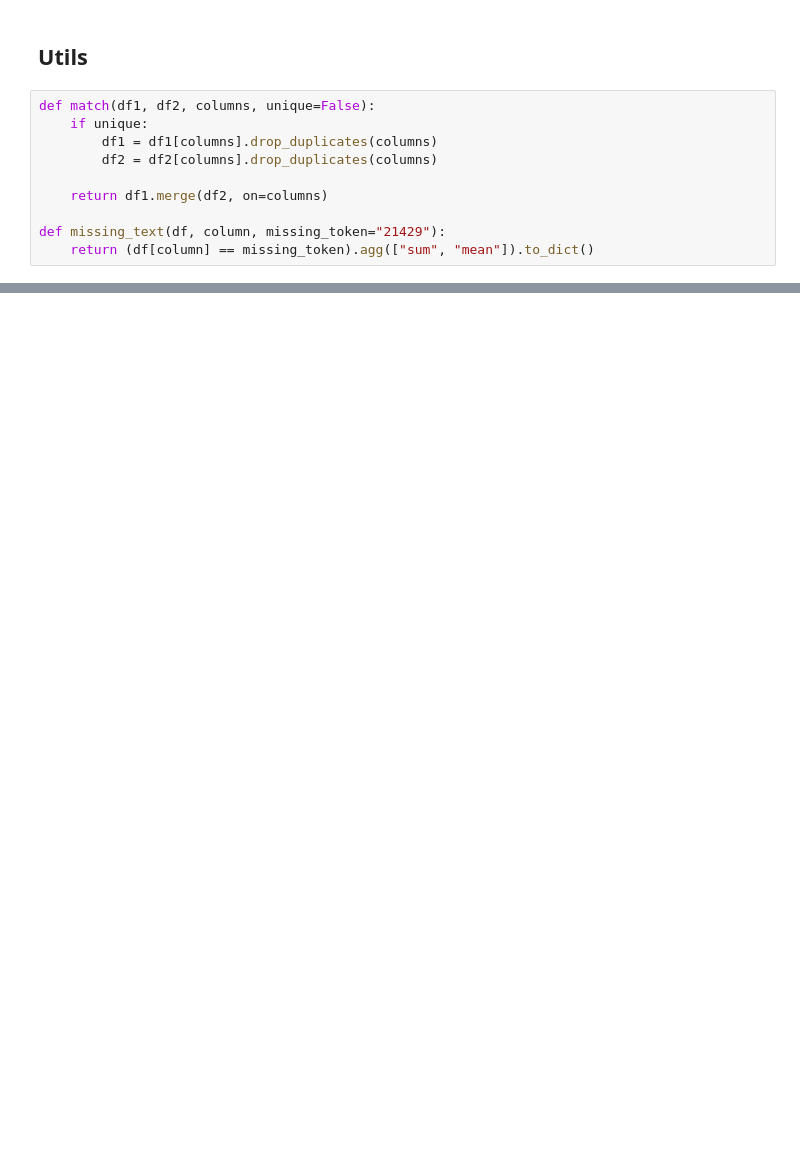
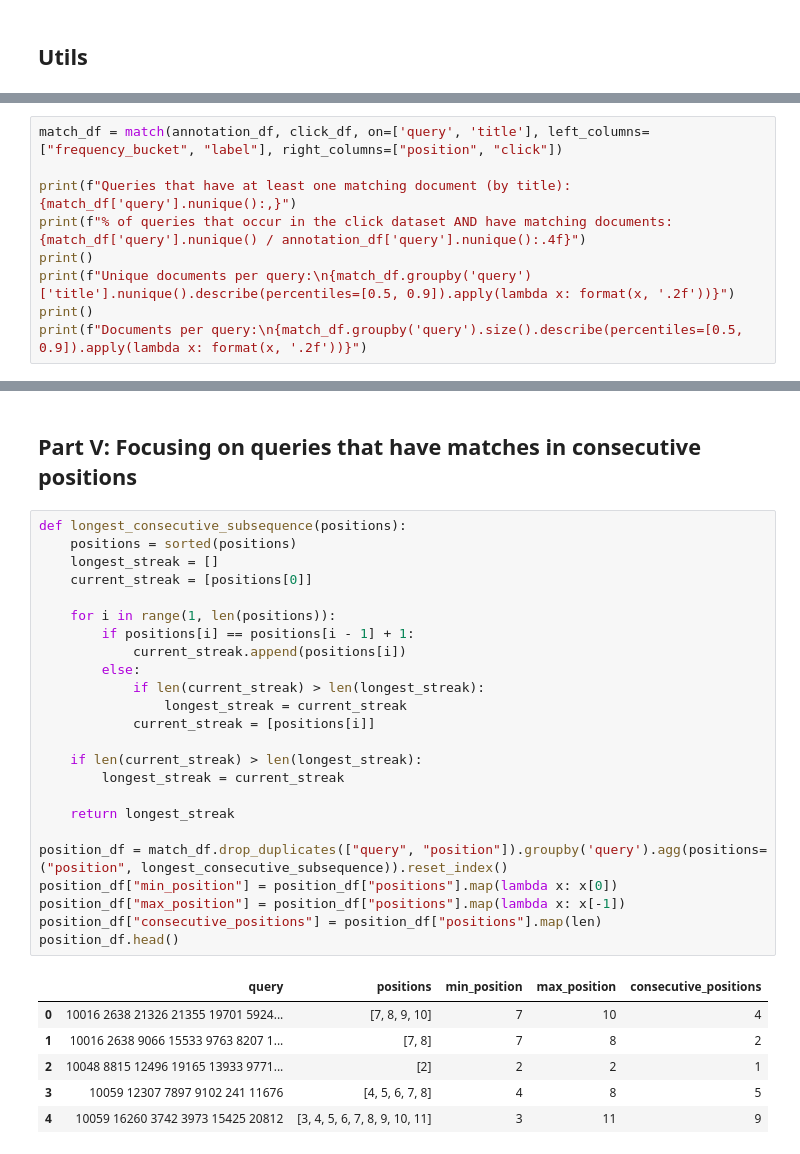
Before and after one commit to philipphager/baidu-user-annotator-agreement, a Jupyter notebook: stats.ipynb, the cells around one changed output, grey strips where cells are left out. Saved outputs shown, nothing was run; the diff lists cells and outputs as text; blank space fills up the shorter version.

```diff
--- a/stats.ipynb
+++ b/stats.ipynb
@@ -11,13 +18,3 @@ click_df = pd.read_parquet("output/clicks.parquet", columns=["query", "title", "
 annotation_df = pd.read_parquet("output/annotations.parquet")
 # %% [markdown]
 ## Utils
-# %%
-def match(df1, df2, columns, unique=False):
-    if unique:
-        df1 = df1[columns].drop_duplicates(columns)
-        df2 = df2[columns].drop_duplicates(columns)
-
-    return df1.merge(df2, on=columns)
-
-def missing_text(df, column, missing_token="21429"):
-    return (df[column] == missing_token).agg(["sum", "mean"]).to_dict()
@@ -79,0 +138,9 @@ Query/title/abstract comb. in both datasets: 0
+# %%
+match_df = match(annotation_df, click_df, on=['query', 'title'], left_columns=["frequency_bucket", "label"], right_columns=["position", "click"])
+
+print(f"Queries that have at least one matching document (by title): {match_df['query'].nunique():,}")
+print(f"% of queries that occur in the click dataset AND have matching documents: {match_df['query'].nunique() / annotation_df['query'].nunique():.4f}")
+print()
+print(f"Unique documents per query:\n{match_df.groupby('query')['title'].nunique().describe(percentiles=[0.5, 0.9]).apply(lambda x: format(x, '.2f'))}")
+print()
+print(f"Documents per query:\n{match_df.groupby('query').size().describe(percentiles=[0.5, 0.9]).apply(lambda x: format(x, '.2f'))}")
@@ -79,0 +255,33 @@ Query/title/abstract comb. in both datasets: 0
+# %% [markdown]
+## Part V: Focusing on queries that have matches in consecutive positions
+# %%
+def longest_consecutive_subsequence(positions):
+    positions = sorted(positions)
+    longest_streak = []
+    current_streak = [positions[0]]
+
+    for i in range(1, len(positions)):
+        if positions[i] == positions[i - 1] + 1:
+            current_streak.append(positions[i])
+        else:
+            if len(current_streak) > len(longest_streak):
+                longest_streak = current_streak
+            current_streak = [positions[i]]
+
+    if len(current_streak) > len(longest_streak):
+        longest_streak = current_streak
+
+    return longest_streak
+
+position_df = match_df.drop_duplicates(["query", "position"]).groupby('query').agg(positions=("position", longest_consecutive_subsequence)).reset_index()
+position_df["min_position"] = position_df["positions"].map(lambda x: x[0])
+position_df["max_position"] = position_df["positions"].map(lambda x: x[-1])
+position_df["consecutive_positions"] = position_df["positions"].map(len)
+position_df.head()
+# %% [output]
+|  | query | positions | min_position | max_position | consecutive_positions |
+| 0 | 10016 2638 21326 21355 19701 5924... | [7, 8, 9, 10] | 7 | 10 | 4 |
+| 1 | 10016 2638 9066 15533 9763 8207 1... | [7, 8] | 7 | 8 | 2 |
+| 2 | 10048 8815 12496 19165 13933 9771... | [2] | 2 | 2 | 1 |
+| 3 | 10059 12307 7897 9102 241 11676 | [4, 5, 6, 7, 8] | 4 | 8 | 5 |
+| 4 | 10059 16260 3742 3973 15425 20812 | [3, 4, 5, 6, 7, 8, 9, 10, 11] | 3 | 11 | 9 |
```
Also changed, not shown: parts of 31 cells of this notebook.
